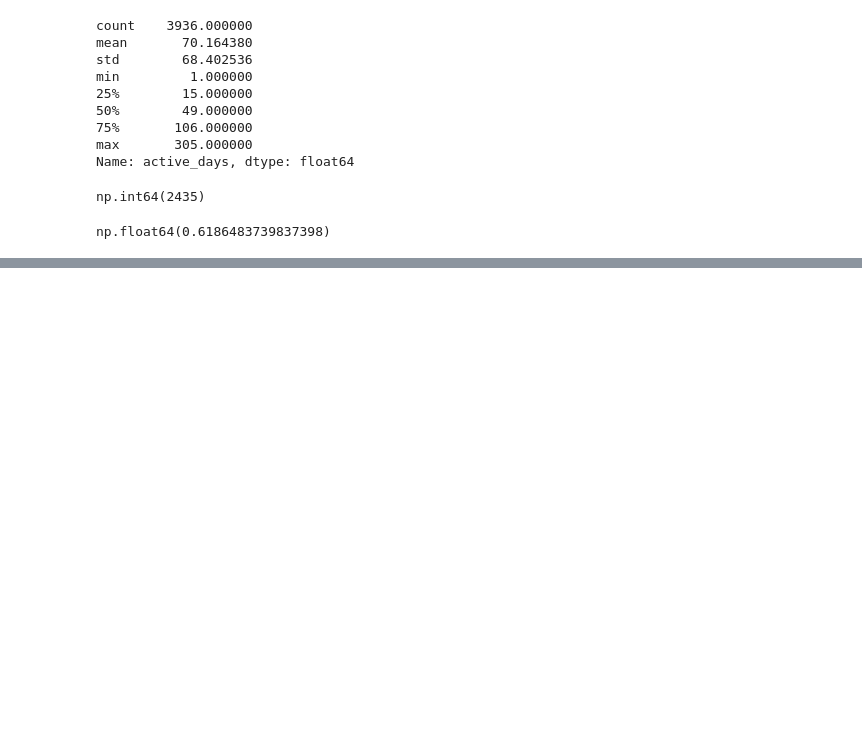
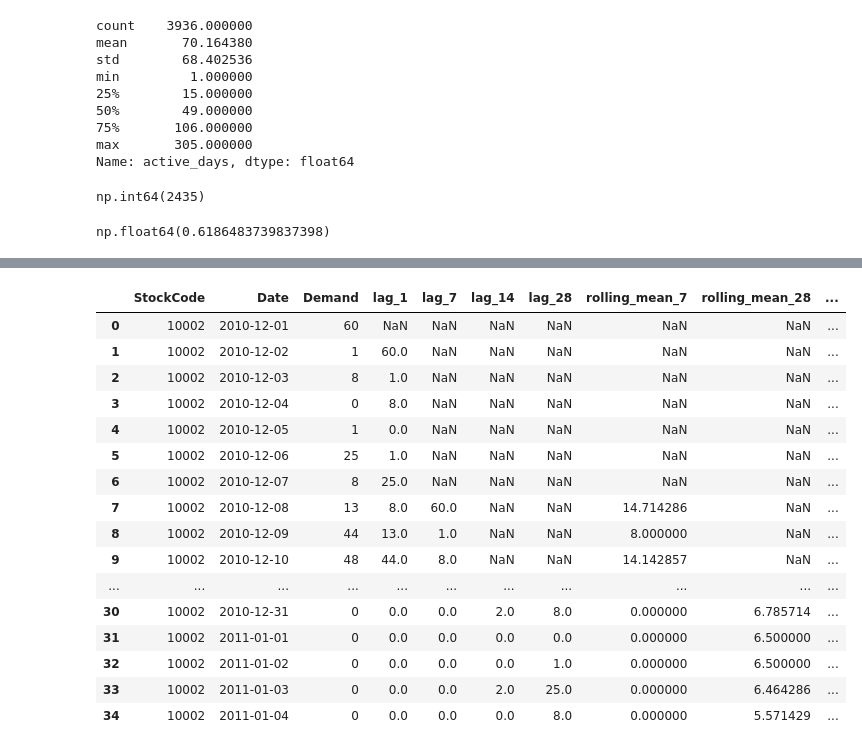
Before and after one commit to rajdeep-senapati/stocksense, a Jupyter notebook: notebooks/01_business_data_understanding.ipynb, the cells around one changed output, grey strips where cells are left out. Saved outputs shown, nothing was run; the diff lists cells and outputs as text; code cells hidden in the pictures; blank space fills up the shorter version.

Commit message:
Started demand forecasting pipeline

```diff
--- a/notebooks/01_business_data_understanding.ipynb
+++ b/notebooks/01_business_data_understanding.ipynb
@@ -1497,0 +1622,4 @@ np.float64(0.6186483739837398)
+# %%
+eligible_skus = sku_activity.loc[sku_activity["active_days"] >= 30, "StockCode"]
+
+len(eligible_skus)
@@ -1497,0 +1642,3 @@ np.float64(0.6186483739837398)
+# %%
+demand_model_data = demand_daily[demand_daily["StockCode"].isin(eligible_skus)].copy()
+demand_model_data["StockCode"].nunique()
@@ -1497,0 +1651,7 @@ np.float64(0.6186483739837398)
+# %%
+demand_model_data = demand_model_data.sort_values(["StockCode", "Date"]).copy()
+
+for lag in [1, 7, 14, 28]:
+    demand_model_data[f"lag_{lag}"] = demand_model_data.groupby("StockCode")[
+        "Demand"
+    ].shift(lag)
@@ -1497,0 +1677,29 @@ np.float64(0.6186483739837398)
+# %%
+for window in [7, 28]:
+    demand_model_data[f"rolling_mean_{window}"] = demand_model_data.groupby(
+        "StockCode"
+    )["Demand"].transform(lambda x: x.shift(1).rolling(window).mean())
+
+demand_model_data["rolling_std_7"] = demand_model_data.groupby("StockCode")[
+    "Demand"
+].transform(lambda x: x.shift(1).rolling(7).std())
+# %%
+demand_model_data.head(35)
+# %% [output]
+|  | StockCode | Date | Demand | lag_1 | lag_7 | lag_14 | lag_28 | rolling_mean_7 | rolling_mean_28 | ... |
+| 0 | 10002 | 2010-12-01 | 60 | NaN | NaN | NaN | NaN | NaN | NaN | ... |
+| 1 | 10002 | 2010-12-02 | 1 | 60.0 | NaN | NaN | NaN | NaN | NaN | ... |
+| 2 | 10002 | 2010-12-03 | 8 | 1.0 | NaN | NaN | NaN | NaN | NaN | ... |
+| 3 | 10002 | 2010-12-04 | 0 | 8.0 | NaN | NaN | NaN | NaN | NaN | ... |
+| 4 | 10002 | 2010-12-05 | 1 | 0.0 | NaN | NaN | NaN | NaN | NaN | ... |
+| 5 | 10002 | 2010-12-06 | 25 | 1.0 | NaN | NaN | NaN | NaN | NaN | ... |
+| 6 | 10002 | 2010-12-07 | 8 | 25.0 | NaN | NaN | NaN | NaN | NaN | ... |
+| 7 | 10002 | 2010-12-08 | 13 | 8.0 | 60.0 | NaN | NaN | 14.714286 | NaN | ... |
+| 8 | 10002 | 2010-12-09 | 44 | 13.0 | 1.0 | NaN | NaN | 8.000000 | NaN | ... |
+| 9 | 10002 | 2010-12-10 | 48 | 44.0 | 8.0 | NaN | NaN | 14.142857 | NaN | ... |
+| ... | ... | ... | ... | ... | ... | ... | ... | ... | ... | ... |
+| 30 | 10002 | 2010-12-31 | 0 | 0.0 | 0.0 | 2.0 | 8.0 | 0.000000 | 6.785714 | ... |
+| 31 | 10002 | 2011-01-01 | 0 | 0.0 | 0.0 | 0.0 | 0.0 | 0.000000 | 6.500000 | ... |
+| 32 | 10002 | 2011-01-02 | 0 | 0.0 | 0.0 | 0.0 | 1.0 | 0.000000 | 6.500000 | ... |
+| 33 | 10002 | 2011-01-03 | 0 | 0.0 | 0.0 | 2.0 | 25.0 | 0.000000 | 6.464286 | ... |
+| 34 | 10002 | 2011-01-04 | 0 | 0.0 | 0.0 | 0.0 | 8.0 | 0.000000 | 5.571429 | ... |
```
Also changed, not shown: parts of 29 cells of this notebook, 2 other files.
